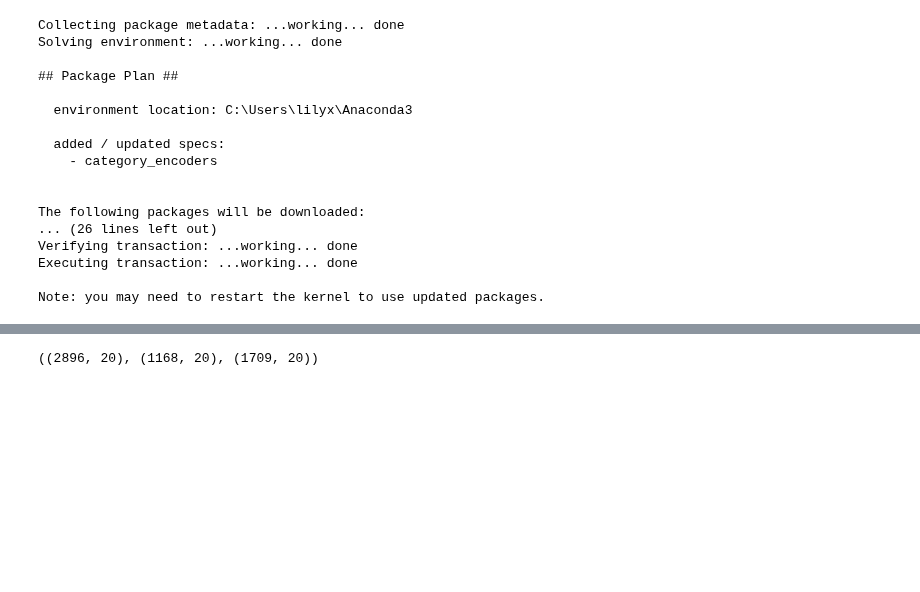
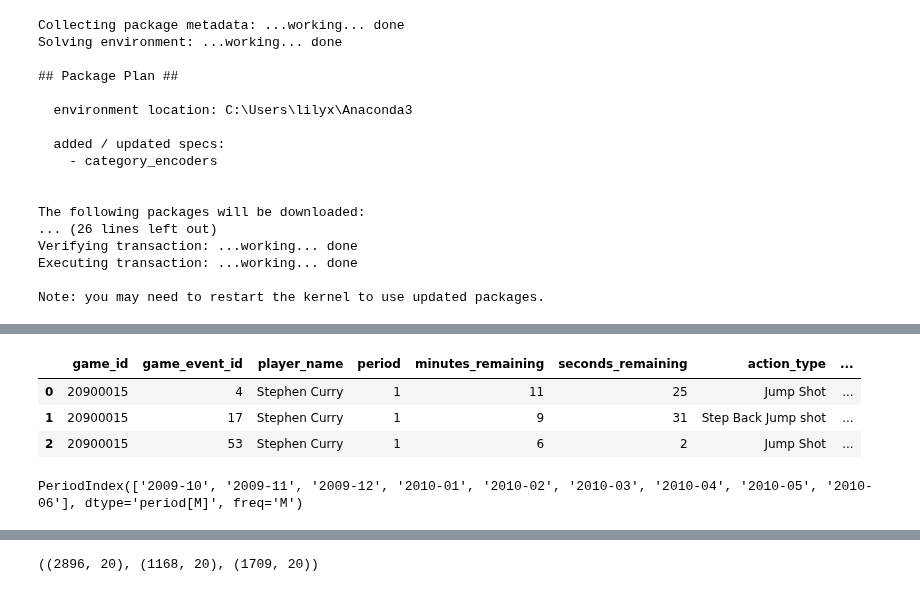
Before and after one commit to LambdaSchool/DS-Unit-2-Classification-1, a Jupyter notebook: DS_Sprint_Challenge_7_Classification_1.ipynb, the cells around one changed output, grey strips where cells are left out. Saved outputs shown, nothing was run; the diff lists cells and outputs as text; code cells hidden in the pictures; blank space fills up the shorter version.

```diff
--- a/DS_Sprint_Challenge_7_Classification_1.ipynb
+++ b/DS_Sprint_Challenge_7_Classification_1.ipynb
@@ -77,0 +58,17 @@ df
+# %%
+#Seconds remaining in the game: Combine period, and seconds remaining in the period,
+#to get the total number of seconds remaining in the game. A basketball game has 4 periods, each 12 minutes long.
+df['Seconds_remaining_in_game'] = df['period'] + df['seconds_remaining']
+df['previous_shot'] = df['shot_made_flag'].shift(1)
+df['previous_shot'] =df['previous_shot'].fillna(0)
+df['did_stephen_curry_shot_last_time'] = (df['player_name'] == 'Stephen Curry') & (df['previous_shot'] == 1)
+df.head(3)
+# %% [output]
+|  | game_id | game_event_id | player_name | period | minutes_remaining | seconds_remaining | action_type | ... |
+| 0 | 20900015 | 4 | Stephen Curry | 1 | 11 | 25 | Jump Shot | ... |
+| 1 | 20900015 | 17 | Stephen Curry | 1 | 9 | 31 | Step Back Jump shot | ... |
+| 2 | 20900015 | 53 | Stephen Curry | 1 | 6 | 2 | Jump Shot | ... |
+# %%
+pd.period_range(start='2009-10-01', end='2010-06-30', freq='M')
+# %% [output]
+PeriodIndex(['2009-10', '2009-11', '2009-12', '2010-01', '2010-02', '2010-03', '2010-04', '2010-05', '2010-06'], dtype='period[M]', freq='M')
```
Also changed, not shown: parts of 10 cells of this notebook.
